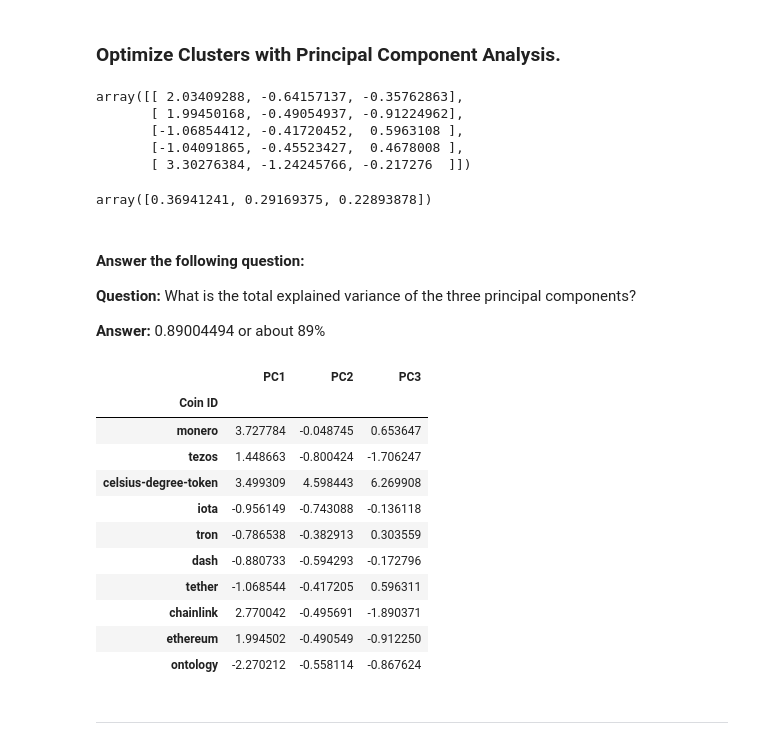
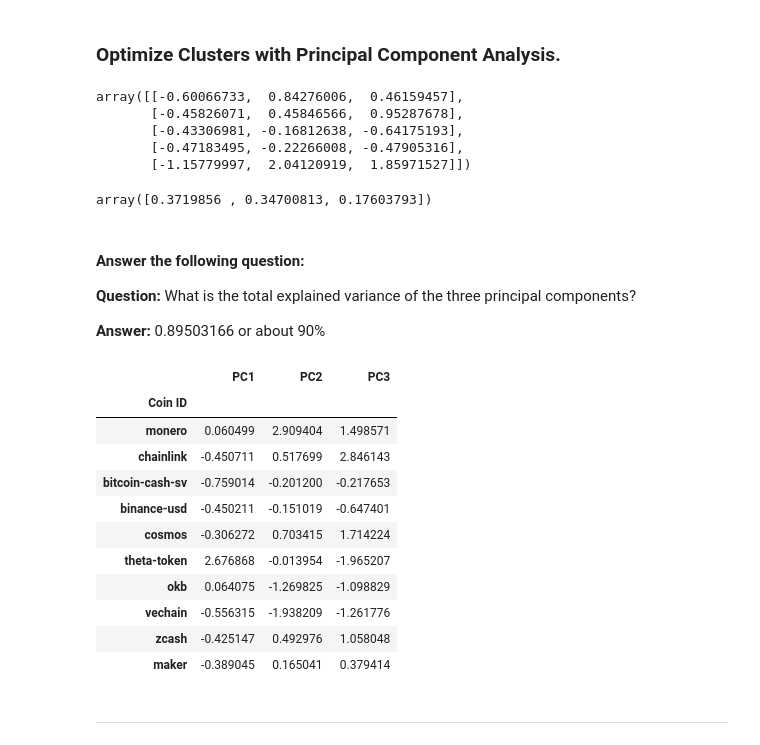
Before and after one commit to MaisieDeGraaf/CryptoClustering, a Jupyter notebook: Crypto_Clustering.ipynb, the cells around one changed output. Saved outputs shown, nothing was run; the diff lists cells and outputs as text; code cells hidden in the pictures.

```diff
--- a/Crypto_Clustering.ipynb
+++ b/Crypto_Clustering.ipynb
@@ -233,48 +233,48 @@ pca=PCA(n_components=3)
 # %%
 # Use the PCA model with `fit_transform` to reduce to
 # three principal components.
-crypto_pca = pca.fit_transform(crypto_prediction_df)
+crypto_pca = pca.fit_transform(df_crypto_scaled)
 # View the first five rows of the DataFrame.
 crypto_pca[:5]
 # %% [output]
-array([[ 2.03409288, -0.64157137, -0.35762863],
-       [ 1.99450168, -0.49054937, -0.91224962],
-       [-1.06854412, -0.41720452,  0.5963108 ],
-       [-1.04091865, -0.45523427,  0.4678008 ],
-       [ 3.30276384, -1.24245766, -0.217276  ]])
+array([[-0.60066733,  0.84276006,  0.46159457],
+       [-0.45826071,  0.45846566,  0.95287678],
+       [-0.43306981, -0.16812638, -0.64175193],
+       [-0.47183495, -0.22266008, -0.47905316],
+       [-1.15779997,  2.04120919,  1.85971527]])
 # %%
 # Retrieve the explained variance to determine how much information
 # can be attributed to each principal component.
 pca.explained_variance_ratio_
 # %% [output]
-array([0.36941241, 0.29169375, 0.22893878])
+array([0.3719856 , 0.34700813, 0.17603793])
 # %% [markdown]
 #### Answer the following question:
 
 **Question:** What is the total explained variance of the three principal components?
 
-**Answer:** 0.89004494 or about 89%
+**Answer:** 0.89503166 or about 90%
 # %%
 # Create a new DataFrame with the PCA data.
 # Copy the crypto names from the original data
 # Set the coinid column as index
-crypto_pca_df = pd.DataFrame(data=crypto_pca, index=crypto_prediction_df.index, columns=['PC1', 'PC2', 'PC3'])
+crypto_pca_df = pd.DataFrame(data=crypto_pca, index=df_crypto_scaled.index, columns=['PC1', 'PC2', 'PC3'])
 
 # Display sample data
 crypto_pca_df.sample(10)
 # %% [output]
 |  | PC1 | PC2 | PC3 |
 | Coin ID |  |  |  |
-| monero | 3.727784 | -0.048745 | 0.653647 |
-| tezos | 1.448663 | -0.800424 | -1.706247 |
-| celsius-degree-token | 3.499309 | 4.598443 | 6.269908 |
-| iota | -0.956149 | -0.743088 | -0.136118 |
-| tron | -0.786538 | -0.382913 | 0.303559 |
-| dash | -0.880733 | -0.594293 | -0.172796 |
-| tether | -1.068544 | -0.417205 | 0.596311 |
-| chainlink | 2.770042 | -0.495691 | -1.890371 |
-| ethereum | 1.994502 | -0.490549 | -0.912250 |
-| ontology | -2.270212 | -0.558114 | -0.867624 |
+| monero | 0.060499 | 2.909404 | 1.498571 |
+| chainlink | -0.450711 | 0.517699 | 2.846143 |
+| bitcoin-cash-sv | -0.759014 | -0.201200 | -0.217653 |
+| binance-usd | -0.450211 | -0.151019 | -0.647401 |
+| cosmos | -0.306272 | 0.703415 | 1.714224 |
+| theta-token | 2.676868 | -0.013954 | -1.965207 |
+| okb | 0.064075 | -1.269825 | -1.098829 |
+| vechain | -0.556315 | -1.938209 | -1.261776 |
+| zcash | -0.425147 | 0.492976 | 1.058048 |
+| maker | -0.389045 | 0.165041 | 0.379414 |
 # %% [markdown]
 ---
 # %% [markdown]
```
Also changed, not shown: parts of 13 cells of this notebook.
